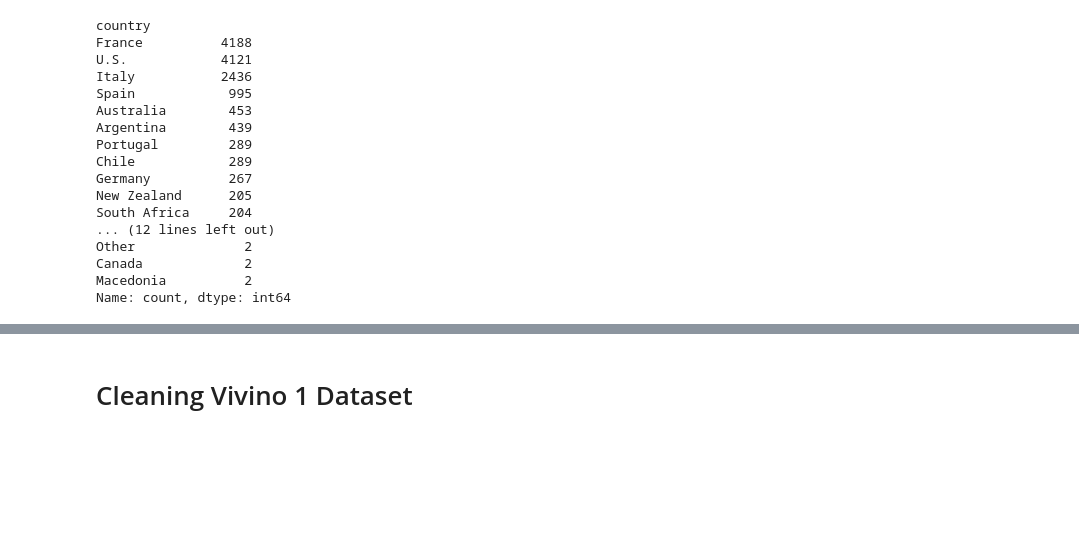
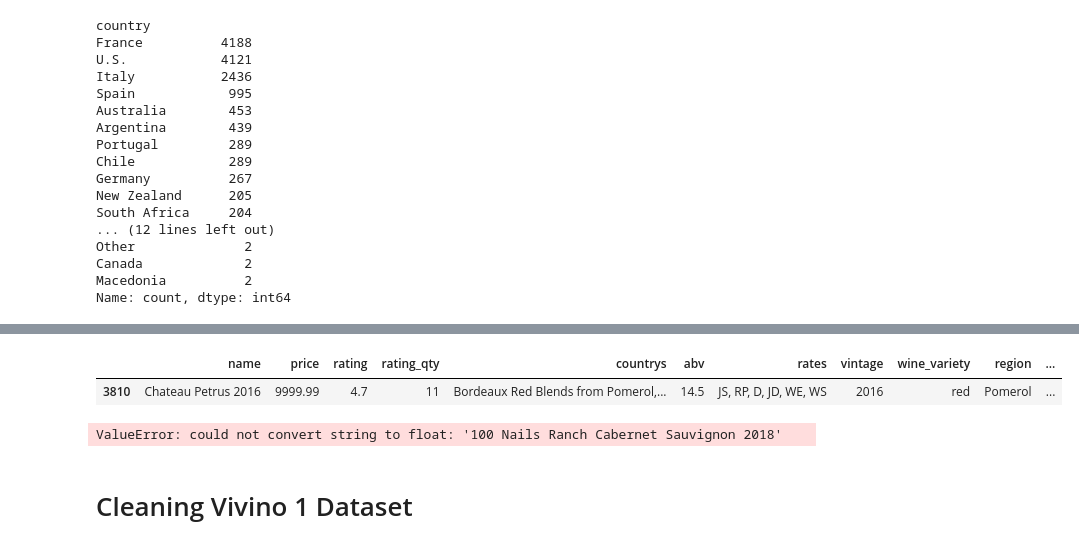
Before and after one commit to acdaniel864/capstone, a Jupyter notebook: 01_data_cleaning.ipynb, the cells around one changed output, grey strips where cells are left out. Drawn from its saved outputs; the diff is of its cells as text; code cells hidden in the pictures; blank space fills up the shorter version.

```diff
--- a/01_data_cleaning.ipynb
+++ b/01_data_cleaning.ipynb
@@ -315,3 +339,14 @@ df_wine_com.head()
+# %%
+# investgate wine of price 9999.99 - this is a collectable highly prized wine
+df_wine_com[df_wine_com['price'] == 9999.99]
+# %% [output]
+|  | name | price | rating | rating_qty | countrys | abv | rates | vintage | wine_variety | region | ... |
+| 3810 | Chateau Petrus 2016 | 9999.99 | 4.7 | 11 | Bordeaux Red Blends from Pomerol,... | 14.5 | JS, RP, D, JD, WE, WS | 2016 | red | Pomerol | ... |
+# %%
+
+df_wine_com.corr()
+# %% [output]
+ValueError: could not convert string to float: '100 Nails Ranch Cabernet Sauvignon 2018'
 # %%
 # create columns for each critic as per https://www.wine.com/content/landing/icons-explained#:~:text=Professional%20Ratings,range%20within%20the%20tasting%20note.
 # WS Wine Spectator
```
Also changed, not shown: parts of 5 cells of this notebook, 1 other file.
